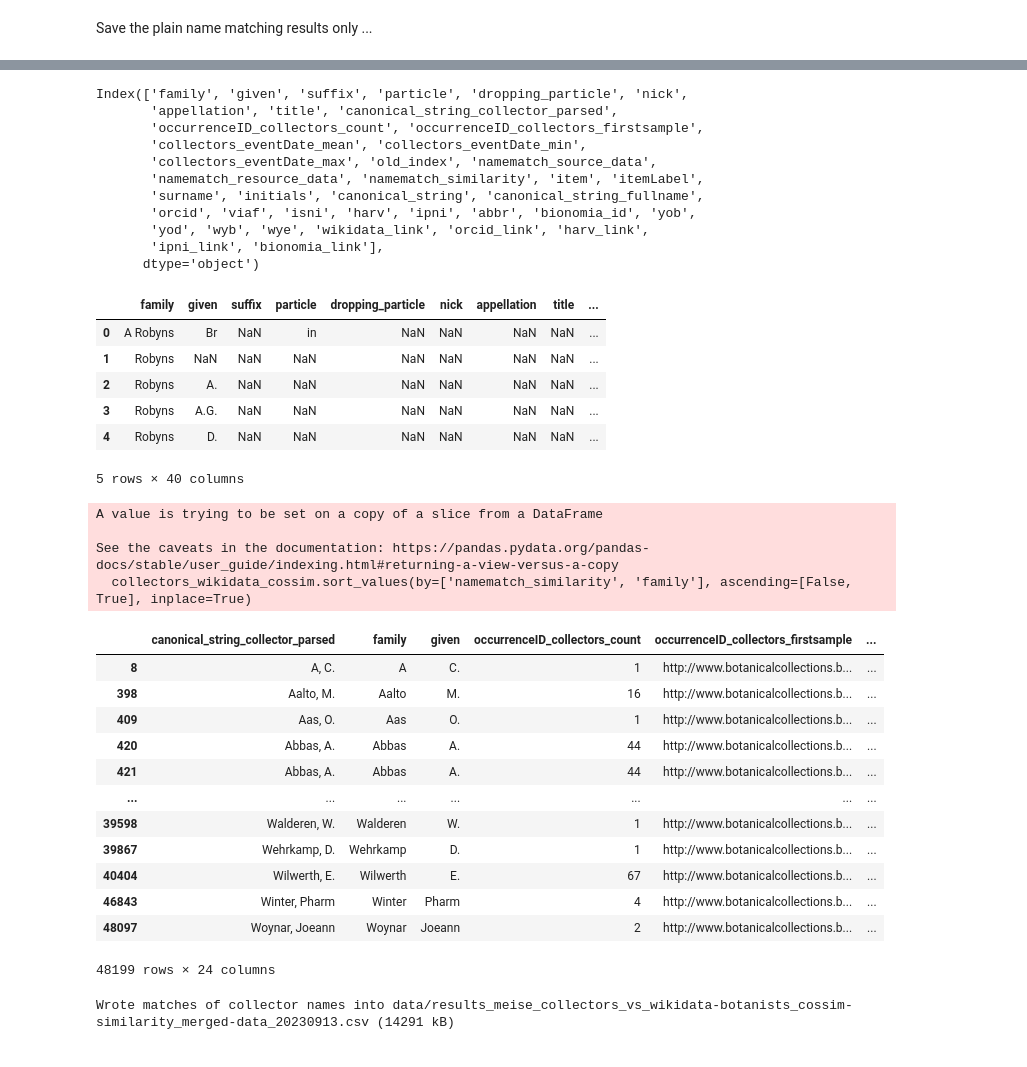
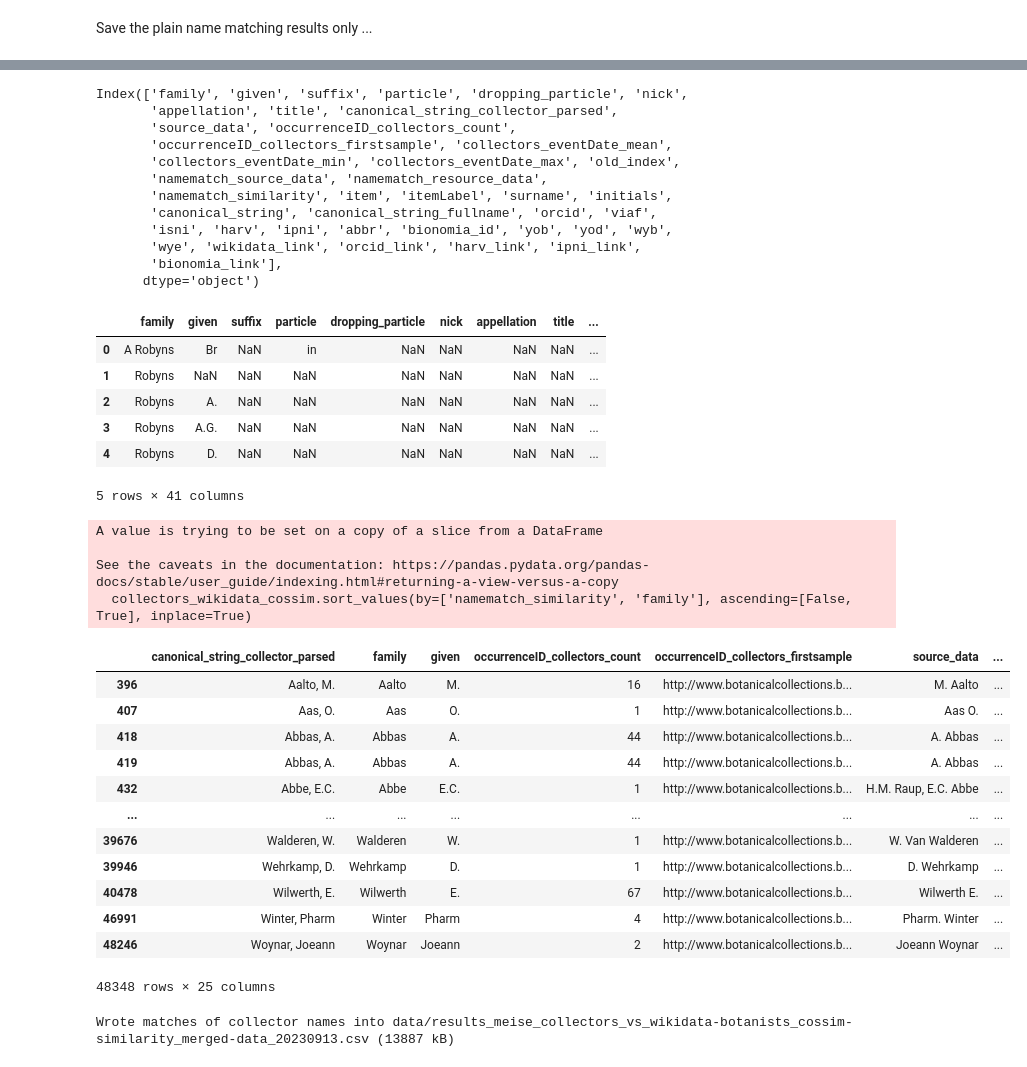
Before and after one commit to infinite-dao/collector-matching, a Jupyter notebook: match_names_Meise-dwcagent-parsed-eventDate_vs_WikiData_cosine-similarity.ipynb, the cells around one changed output, grey strips where cells are left out. Drawn from its saved outputs; the diff is of its cells as text; code cells hidden in the pictures.

```diff
--- a/match_names_Meise-dwcagent-parsed-eventDate_vs_WikiData_cosine-similarity.ipynb
+++ b/match_names_Meise-dwcagent-parsed-eventDate_vs_WikiData_cosine-similarity.ipynb
@@ -94,7 +95,9 @@ refactor df_avh['label'] = → = collectors['canonical_string_collector_parsed']
 # %%
 # unique names parsed already by ruby gem package: dwcagent
 
-collectors = pd.read_csv("data/Meise_doi-10.15468-dl.ax9zkh/occurrence_recordedBy_eventDate_occurrenceIDs_20230830_parsed.tsv", sep="\t", low_memory=False)
+collectors = pd.read_csv(
+    "data/Meise_doi-10.15468-dl.ax9zkh/occurrence_recordedBy_eventDate_occurrenceIDs_20230830_parsed.tsv",
+    sep="\t", low_memory=False)
 
 collectors.dropna(subset=['family'], inplace=True) # remove where family was NA, e.g. from originally «??» aso.
 
@@ -104,7 +107,7 @@ collectors.dropna(subset=['family'], inplace=True) # remove where family was NA,
 print("modify time using pd.Periode(…) to get it work also on very old dates...")
 for col in ['eventDate_mean', 'eventDate_min', 'eventDate_max']:
     print("- convert", col, "to pd.Period(...) in collectors")
-    collectors[col] = collectors[col].apply(lambda x: pd.Period(x, freq='ms'))
+    collectors[col] = collectors[col].apply(lambda x: pd.Period(x, freq='D'))
 print("modifing done.")
 
 collectors.sort_values(by=['family', 'given','occurrenceID_firstsample'], inplace=True)
@@ -221,6 +237,7 @@ collectors_unique=collectors.groupby(['canonical_string_collector_parsed']).agg(
     nick=('nick', lambda x: list(x)[0]),
     appellation=('appellation', lambda x: list(x)[0]),
     title=('title', lambda x: list(x)[0]),
+    source_data=('source_data', lambda x: list(x)[0]),
     occurrenceID_collectors_count= ('occurrenceID_count', 'sum'), # use count function
     occurrenceID_collectors_firstsample=('occurrenceID_firstsample', lambda x: list(x)[0]), # custom function, to get the first entry
     collectors_eventDate_mean=('eventDate_mean', 'mean'),
@@ -634,14 +651,15 @@ pprint.pprint(collectors_matches_g1_merged_wikidata.columns)
 # %% [output]
 Index(['family', 'given', 'suffix', 'particle', 'dropping_particle', 'nick',
        'appellation', 'title', 'canonical_string_collector_parsed',
-       'occurrenceID_collectors_count', 'occurrenceID_collectors_firstsample',
-       'collectors_eventDate_mean', 'collectors_eventDate_min',
-       'collectors_eventDate_max', 'old_index', 'namematch_source_data',
-       'namematch_resource_data', 'namematch_similarity', 'item', 'itemLabel',
-       'surname', 'initials', 'canonical_string', 'canonical_string_fullname',
-       'orcid', 'viaf', 'isni', 'harv', 'ipni', 'abbr', 'bionomia_id', 'yob',
-       'yod', 'wyb', 'wye', 'wikidata_link', 'orcid_link', 'harv_link',
-       'ipni_link', 'bionomia_link'],
+       'source_data', 'occurrenceID_collectors_count',
+       'occurrenceID_collectors_firstsample', 'collectors_eventDate_mean',
+       'collectors_eventDate_min', 'collectors_eventDate_max', 'old_index',
+       'namematch_source_data', 'namematch_resource_data',
+       'namematch_similarity', 'item', 'itemLabel', 'surname', 'initials',
+       'canonical_string', 'canonical_string_fullname', 'orcid', 'viaf',
+       'isni', 'harv', 'ipni', 'abbr', 'bionomia_id', 'yob', 'yod', 'wyb',
+       'wye', 'wikidata_link', 'orcid_link', 'harv_link', 'ipni_link',
+       'bionomia_link'],
       dtype='object')
 # %%
 collectors_matches_g1_merged_wikidata.head()
@@ -652,42 +670,43 @@ collectors_matches_g1_merged_wikidata.head()
 | 2 | Robyns | A. | NaN | NaN | NaN | NaN | NaN | NaN | ... |
 | 3 | Robyns | A.G. | NaN | NaN | NaN | NaN | NaN | NaN | ... |
 | 4 | Robyns | D. | NaN | NaN | NaN | NaN | NaN | NaN | ... |
-5 rows × 40 columns
+5 rows × 41 columns
 # %%
 # Select useful columns for data results
 collectors_wikidata_cossim = collectors_matches_g1_merged_wikidata[
     ['canonical_string_collector_parsed', 'family', 'given',
      'occurrenceID_collectors_count', 'occurrenceID_collectors_firstsample',
+     'source_data',
     'namematch_source_data', 'namematch_resource_data', 'namematch_similarity',
     'item', 'canonical_string', 'itemLabel',
     'orcid', 'viaf', 'isni', 'harv', 'ipni', 'abbr', 'bionomia_id',
     'collectors_eventDate_mean', 'collectors_eventDate_min', 'collectors_eventDate_max',
      'yob', 'yod', 'wyb'
     ]
 ]
 
 # Order by similarity (desc), number of Wikidata items (asc) and number of collections (desc)
 collectors_wikidata_cossim.sort_values(by=['namematch_similarity', 'family'], ascending=[False, True], inplace=True)
 
 collectors_wikidata_cossim # comparison-match of «Kotschy, Karl Georg Th» (collector data) →← «Kotschy, T» (Wikidata) has only 0.5 similarity but corresponds to the correct person name we need
 # %% [output]
 A value is trying to be set on a copy of a slice from a DataFrame
 
 See the caveats in the documentation: https://pandas.pydata.org/pandas-docs/stable/user_guide/indexing.html#returning-a-view-versus-a-copy
   collectors_wikidata_cossim.sort_values(by=['namematch_similarity', 'family'], ascending=[False, True], inplace=True)
-|  | canonical_string_collector_parsed | family | given | occurrenceID_collectors_count | occurrenceID_collectors_firstsample | ... |
-| 8 | A, C. | A | C. | 1 | http://www.botanicalcollections.b... | ... |
-| 398 | Aalto, M. | Aalto | M. | 16 | http://www.botanicalcollections.b... | ... |
-| 409 | Aas, O. | Aas | O. | 1 | http://www.botanicalcollections.b... | ... |
-| 420 | Abbas, A. | Abbas | A. | 44 | http://www.botanicalcollections.b... | ... |
-| 421 | Abbas, A. | Abbas | A. | 44 | http://www.botanicalcollections.b... | ... |
-| ... | ... | ... | ... | ... | ... | ... |
-| 39598 | Walderen, W. | Walderen | W. | 1 | http://www.botanicalcollections.b... | ... |
-| 39867 | Wehrkamp, D. | Wehrkamp | D. | 1 | http://www.botanicalcollections.b... | ... |
-| 40404 | Wilwerth, E. | Wilwerth | E. | 67 | http://www.botanicalcollections.b... | ... |
-| 46843 | Winter, Pharm | Winter | Pharm | 4 | http://www.botanicalcollections.b... | ... |
-| 48097 | Woynar, Joeann | Woynar | Joeann | 2 | http://www.botanicalcollections.b... | ... |
+|  | canonical_string_collector_parsed | family | given | occurrenceID_collectors_count | occurrenceID_collectors_firstsample | source_data | ... |
+| 396 | Aalto, M. | Aalto | M. | 16 | http://www.botanicalcollections.b... | M. Aalto | ... |
+| 407 | Aas, O. | Aas | O. | 1 | http://www.botanicalcollections.b... | Aas O. | ... |
+| 418 | Abbas, A. | Abbas | A. | 44 | http://www.botanicalcollections.b... | A. Abbas | ... |
+| 419 | Abbas, A. | Abbas | A. | 44 | http://www.botanicalcollections.b... | A. Abbas | ... |
+| 432 | Abbe, E.C. | Abbe | E.C. | 1 | http://www.botanicalcollections.b... | H.M. Raup, E.C. Abbe | ... |
+| ... | ... | ... | ... | ... | ... | ... | ... |
+| 39676 | Walderen, W. | Walderen | W. | 1 | http://www.botanicalcollections.b... | W. Van Walderen | ... |
+| 39946 | Wehrkamp, D. | Wehrkamp | D. | 1 | http://www.botanicalcollections.b... | D. Wehrkamp | ... |
+| 40478 | Wilwerth, E. | Wilwerth | E. | 67 | http://www.botanicalcollections.b... | Wilwerth E. | ... |
+| 46991 | Winter, Pharm | Winter | Pharm | 4 | http://www.botanicalcollections.b... | Pharm. Winter | ... |
+| 48246 | Woynar, Joeann | Woynar | Joeann | 2 | http://www.botanicalcollections.b... | Joeann Woynar | ... |
-48199 rows × 24 columns
+48348 rows × 25 columns
 # %%
 # TODO further evaluation or filtering, counting, clean up aso.
 if not os.path.exists('data'):
@@ -704,4 +723,4 @@ print("Wrote matches of collector names into %s (%d kB)" %
     (this_output_file, os.path.getsize(this_output_file) >> 10 ) # 10000 >> 10 = bitshift operator, to get kilo bytes (10-bits=>1024)
 )
 # %% [output]
-Wrote matches of collector names into data/results_meise_collectors_vs_wikidata-botanists_cossim-similarity_merged-data_20230913.csv (14291 kB)
+Wrote matches of collector names into data/results_meise_collectors_vs_wikidata-botanists_cossim-similarity_merged-data_20230913.csv (13887 kB)
```
Also changed, not shown: parts of 20 cells of this notebook, 7 other files.
